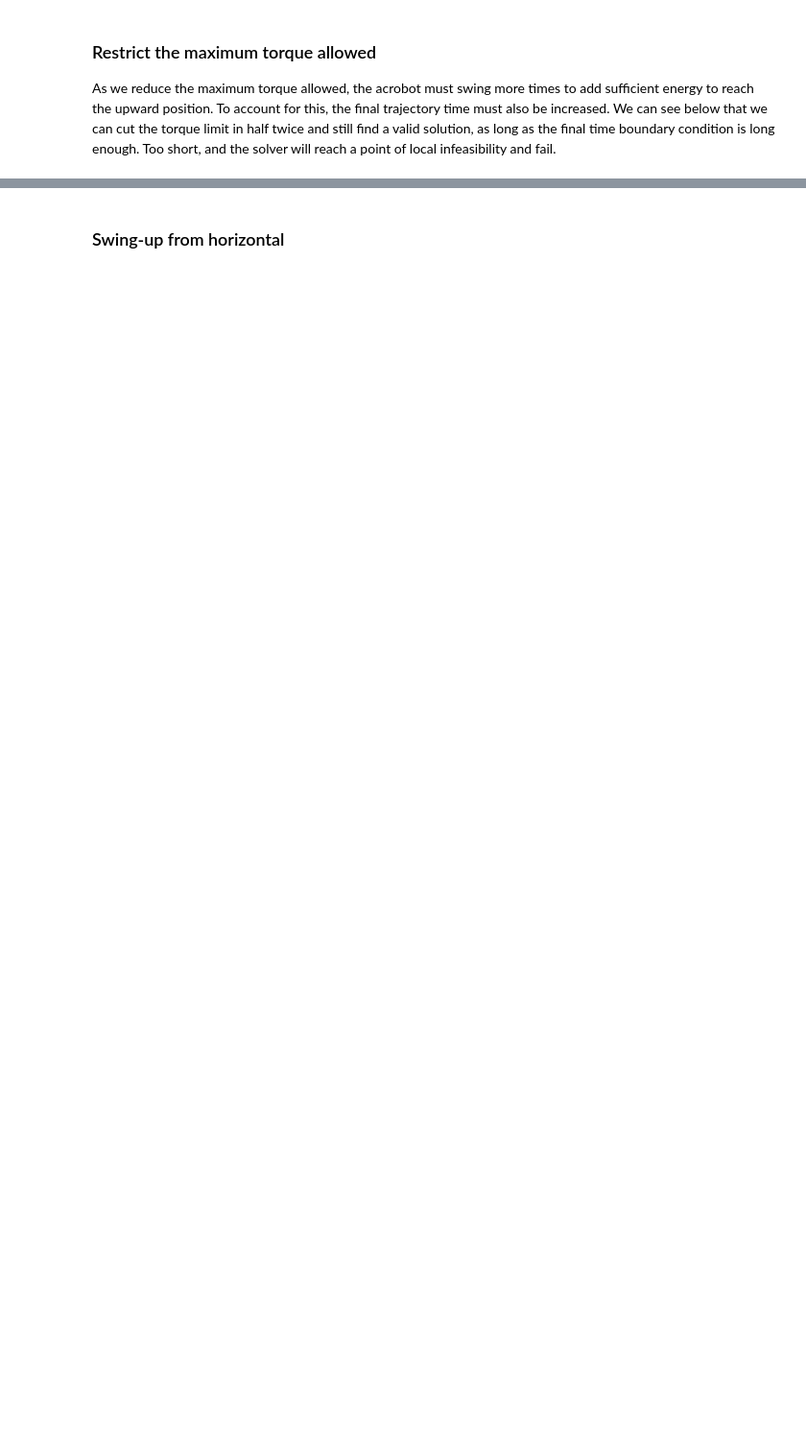
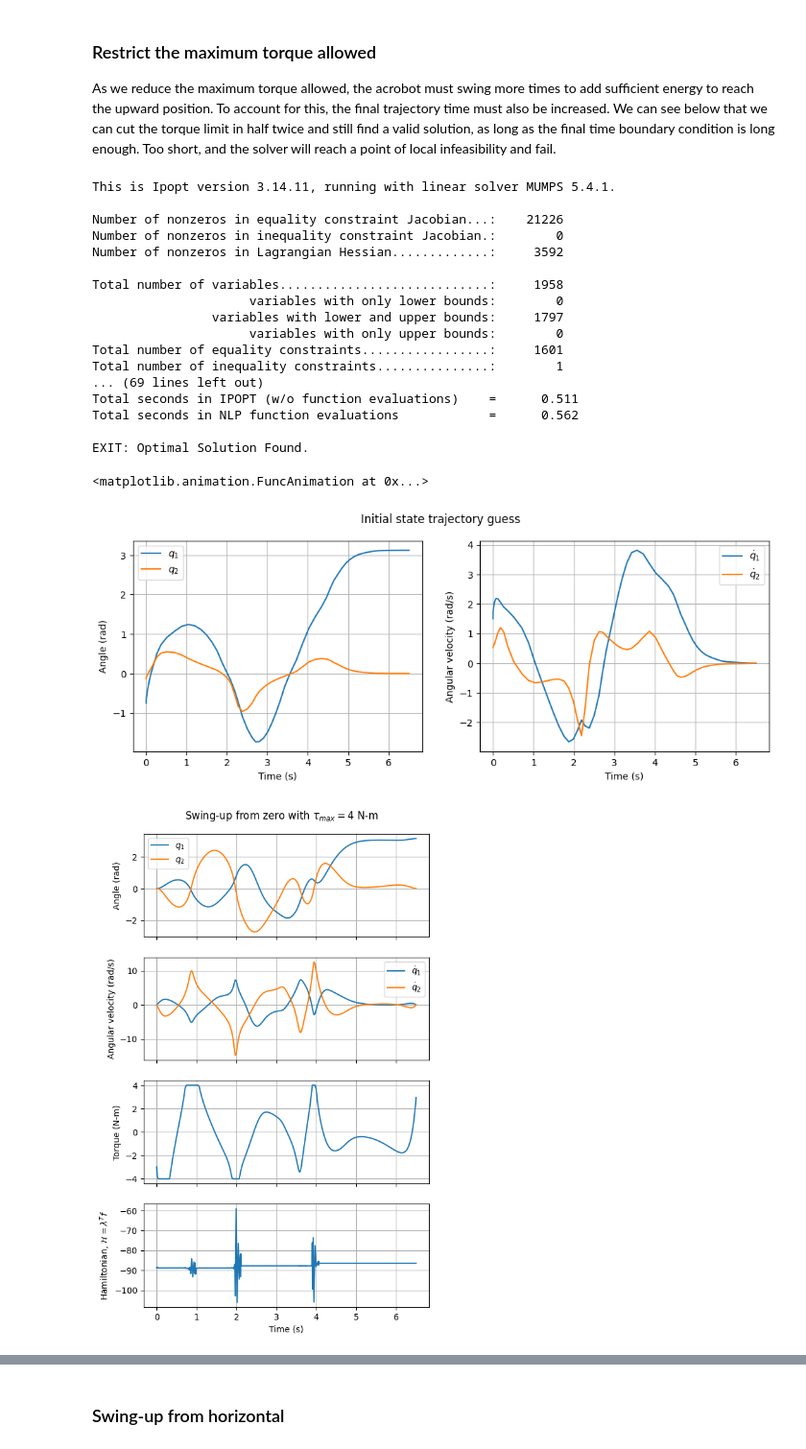
Before and after one commit to aneesas/1632-project, a Jupyter notebook: acrobot.ipynb, the cells around one changed output, grey strips where cells are left out. Shown at 96% size. Drawn from its saved outputs; the diff is of its cells as text; code cells hidden in the pictures; blank space fills up the shorter version.

Commit message:
Made plots vertical, finished filling in text in notebook

```diff
--- a/acrobot.ipynb
+++ b/acrobot.ipynb
@@ -163,38 +163,38 @@ def plot_hamiltonian(time, state, u, costate, dynamics, cost_fn=cost_u_only, Q=1
     plt.grid()
 
 def plot_all(time, state, time_u, u, costate, dynamics, cost_fn=cost_u_only, Q=1, R=10, title=None):
-    fig = plt.figure(figsize=(12, 9))
+    fig = plt.figure(figsize=(6, 10))
     if title is not None:
         fig.suptitle(title, y=0.92)
 
-    ax1 = fig.add_subplot(221)
+    ax1 = fig.add_subplot(411)
     ax1.plot(time, state[0], label="$q_1$")
     ax1.plot(time, state[1], label="$q_2$")
-    ax1.set_xlabel("Time (s)")
     ax1.set_ylabel("Angle (rad)")
     plt.grid()
     plt.legend()
 
-    ax2 = fig.add_subplot(222, sharex=ax1)
+    ax2 = fig.add_subplot(412, sharex=ax1)
     ax2.plot(time, state[2], label="$\\dot{q}_1$")
     ax2.plot(time, state[3], label="$\\dot{q}_2$")
-    ax2.set_xlabel("Time (s)")
     ax2.set_ylabel("Angular velocity (rad/s)")
     plt.grid()
     plt.legend()
 
-    ax3 = fig.add_subplot(223, sharex=ax1)
+    ax3 = fig.add_subplot(413, sharex=ax1)
     ax3.plot(time_u, u, label="$\\tau")
-    ax3.set_xlabel("Time (s)")
     ax3.set_ylabel("Torque (N-m)")
     plt.grid()
 
     hamiltonian = compute_hamiltonian(state, u, costate, dynamics, cost_fn, Q, R)
-    ax4 = fig.add_subplot(224, sharex=ax1)
+    ax4 = fig.add_subplot(414, sharex=ax1)
     ax4.plot(time_u, hamiltonian)
     ax4.set_xlabel("Time (s)")
     ax4.set_ylabel("Hamiltonian, $\\mathcal{H}=\\lambda^T f$")
     plt.grid()
+
+    for ax in fig.get_axes():
+        ax.label_outer()
 # %% [markdown]
 ## Problem Definition
 
@@ -481,23 +569,44 @@ As we reduce the maximum torque allowed, the acrobot must swing more times to ad
 # %%
 u_max = 4  # N-m
 x_max = [10*np.pi, np.pi, 100, 100]
 t0 = 0
-tf = 7
+tf = 6.5
 x0 = [0, 0, 0, 0]
 xf = [np.pi, 0, 0, 0]
 Q = 0  # state cost
 R = 10  # input cost
 cost_fn = cost_u_only
 
 # Damping coefficients
 b1 = 1
 b2 = 3
 
 time, state, time_u, torque, costate, dynamics = acrobot_swing_up(dynamics_tedrake, cost_fn,
                                                                   u_max, t0, tf, x0, Q=Q, R=R, xf=xf,
                                                                   x_max=x_max, b1=b1, b2=b2)
 q1, q2, _, _ = state
 plot_all(time, state, time_u, torque, costate, dynamics, cost_fn=cost_fn,
          Q=Q, R=R, title="Swing-up from zero with $\\tau_{max} = 4$ N-m")
 anim = animate(q1, q2, drawframe_tedrake, dt_sec=tf/len(time))
 anim
+# %% [output]
+This is Ipopt version 3.14.11, running with linear solver MUMPS 5.4.1.
+
+Number of nonzeros in equality constraint Jacobian...:    21226
+Number of nonzeros in inequality constraint Jacobian.:        0
+Number of nonzeros in Lagrangian Hessian.............:     3592
+
+Total number of variables............................:     1958
+                     variables with only lower bounds:        0
+                variables with lower and upper bounds:     1797
+                     variables with only upper bounds:        0
+Total number of equality constraints.................:     1601
+Total number of inequality constraints...............:        1
+... (69 lines left out)
+Total seconds in IPOPT (w/o function evaluations)    =      0.511
+Total seconds in NLP function evaluations            =      0.562
+
+EXIT: Optimal Solution Found.
+<matplotlib.animation.FuncAnimation at 0x...>
+[figure, added]
+[figure, added]
```
Also changed, not shown: parts of 21 cells of this notebook, 2 other files.
